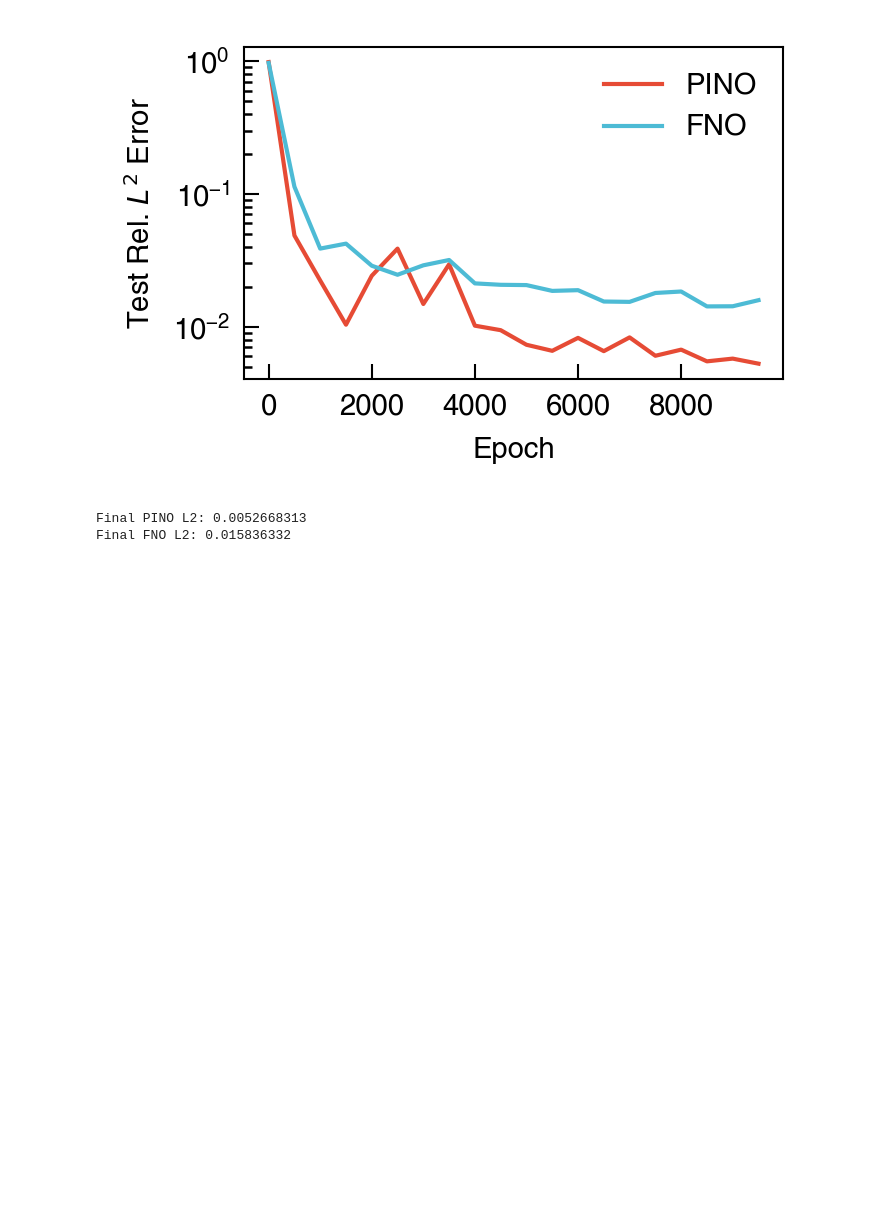
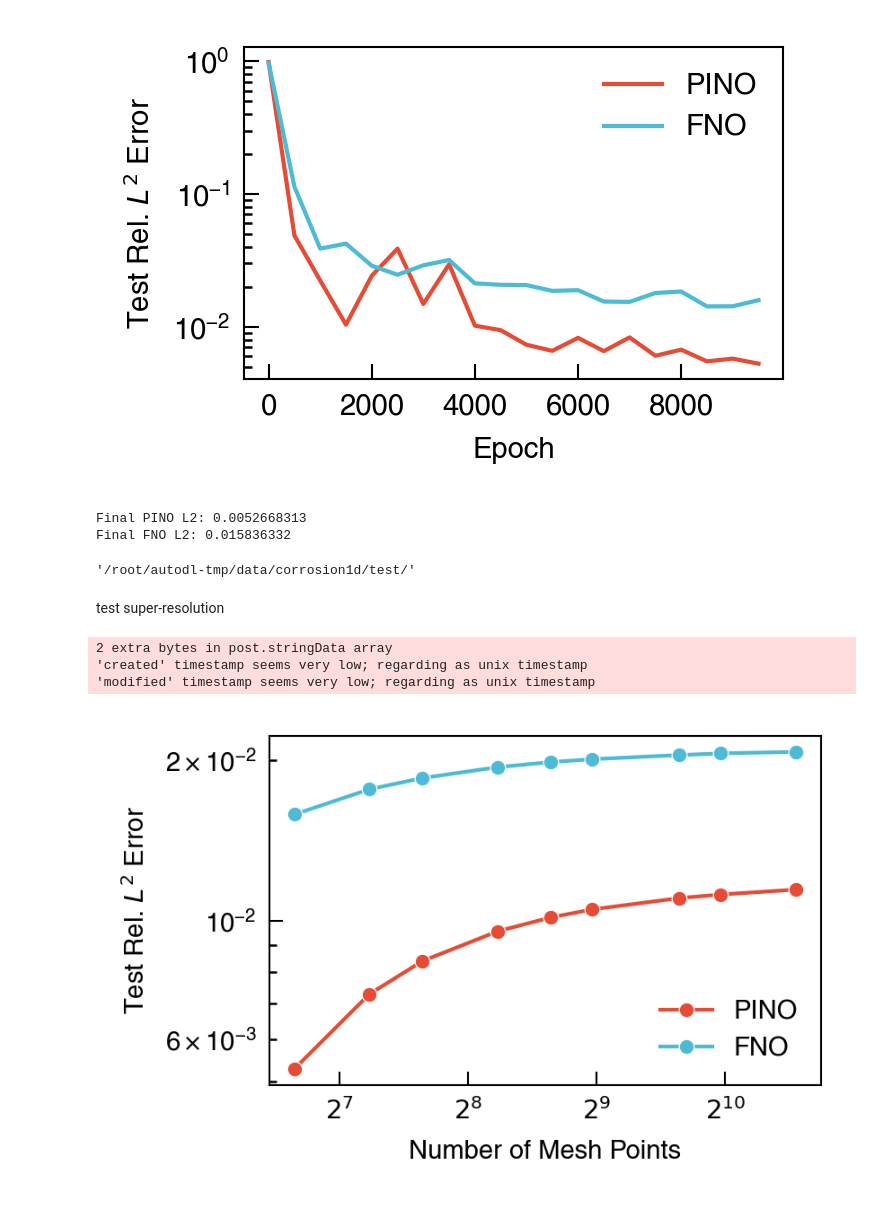
Before and after one commit to NanxiiChen/PF-PINO, a Jupyter notebook: corrosion1d/compare.ipynb, the cells around one changed output. Drawn from its saved outputs; the diff is of its cells as text; code cells hidden in the pictures; blank space fills up the shorter version.

Commit message:
Add super-res evaluation for corrosion1d

```diff
--- a/corrosion1d/compare.ipynb
+++ b/corrosion1d/compare.ipynb
@@ -544,3 +544,65 @@ print("Final FNO L2:", l2_fno_list[-1])
 # %% [output]
 Final PINO L2: 0.0052668313
 Final FNO L2: 0.015836332
+# %%
+configs.test_data_dir
+# %% [output]
+'/root/autodl-tmp/data/corrosion1d/test/'
+# %% [markdown]
+test super-resolution
+# %%
+# test_solutions = jnp.load(os.path.join(configs.test_data_dir, "solutions.npy"))[:, :, :, ::-1]
+root_dir = configs.test_data_dir
+
+data_paths = {
+    100: root_dir + "mesh_100/solutions.npy",
+    150: root_dir + "mesh_150/solutions.npy",
+    200: root_dir + "mesh_200/solutions.npy",
+    300: root_dir + "mesh_300/solutions.npy",
+    400: root_dir + "mesh_400/solutions.npy",
+    500: root_dir + "mesh_500/solutions.npy",
+    800: root_dir + "mesh_800/solutions.npy",
+    1000: root_dir + "mesh_1000/solutions.npy",
+    1500: root_dir + "mesh_1500/solutions.npy",
+}
+
+l2_pino_list = []
+l2_fno_list = []
+
+for i, (num_mesh, path) in enumerate(data_paths.items()):
+    test_solutions = jnp.load(path)[:, :, :, ::-1]
+    test_lp_values = jnp.load(os.path.join(configs.test_data_dir, "Lp_values.npy")).reshape(-1, 1)
+    test_meshes = jnp.load(os.path.join(configs.test_data_dir, f"mesh_{num_mesh}/mesh_points.npy")).reshape(-1)[::-1]
+    test_times = jnp.load(os.path.join(configs.test_data_dir, "times.npy"))
+    test_lp_values = configs.Lpc(test_lp_values)
+    test_times = test_times / configs.Tc
+    test_meshes = test_meshes / configs.Lc
+    dt = test_times[1] - test_times[0]
+    x_test = test_solutions[:, 0, :, :]
+    y_test = test_solutions[:, 1:, :, :]
+
+    l2_pino = compute_l2(model_pino, x_test, y_test, test_meshes, test_lp_values, dt, test_times)
+    l2_pino_list.append(l2_pino)
+    l2_fno = compute_l2(model_fno, x_test, y_test, test_meshes, test_lp_values, dt, test_times)
+    l2_fno_list.append(l2_fno)
+
+
+fig, ax = plt.subplots(1, 1, figsize=(2.8, 1.8))
+num_meshes = jnp.array(list(data_paths.keys()))
+ax.plot(jnp.log2(num_meshes), l2_pino_list,
+        label="PINO", lw=1, marker='o',  markersize=4, markeredgecolor="white", markeredgewidth=0.3)
+ax.plot(jnp.log2(num_meshes), l2_fno_list,
+        label="FNO", lw=1, marker='o', markersize=4, markeredgecolor="white", markeredgewidth=0.3)
+ax.set_yscale("log")
+ax.set_xlabel("Number of Mesh Points")
+ax.set_ylabel("Test Rel. $L^2$ Error")
+ax.xaxis.set_major_formatter(plt.FuncFormatter(lambda x, _: f"$2^{{{int(x)}}}$"))
+ax.legend()
+fig.tight_layout()
+fig.savefig(os.path.join(save_fig_dir, "corrosion1d_super_resolution_l2.pdf"), dpi=450,
+            bbox_inches='tight', pad_inches=0.0)
+# %% [output]
+2 extra bytes in post.stringData array
+'created' timestamp seems very low; regarding as unix timestamp
+'modified' timestamp seems very low; regarding as unix timestamp
+[figure, added]
```
Also changed, not shown: parts of 2 cells of this notebook, 4 other files.
